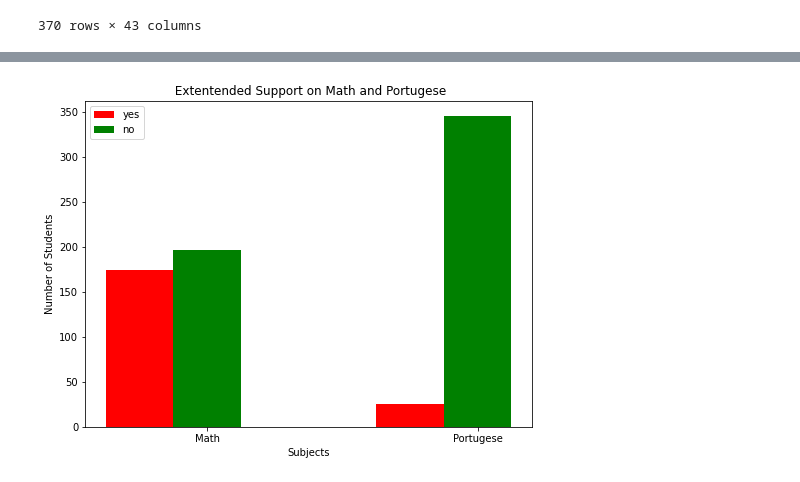
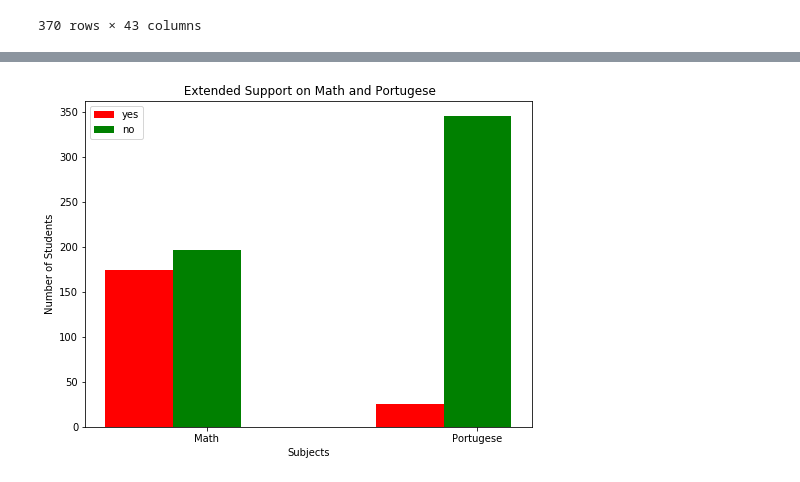
Before and after one commit to panlovelyda/project-one, a Jupyter notebook: AlcoholPy.ipynb, the cells around one changed output, grey strips where cells are left out. Saved outputs shown, nothing was run; the diff lists cells and outputs as text; code cells hidden in the pictures.

```diff
--- a/AlcoholPy.ipynb
+++ b/AlcoholPy.ipynb
@@ -110,23 +110,18 @@ x4 = students_df.loc[students_df["paid_por"]=="no","paid_por"].count()
 # %%
-
-
 N = 2
 ind = np.arange(N)
 width = 0.25
 
 bar1 = plt.bar(ind, [x1,x2], width, color = 'r', label= 'yes')
 
-
 bar2 = plt.bar(ind+width, [x3,x4], width, color='g', label='no')
-
-
 
 plt.xlabel("Subjects")
 plt.ylabel('Number of Students')
-plt.title(" Extentended Support on Math and Portugese")
+plt.title(" Extended Support on Math and Portugese")
 
 plt.xticks(ind+width,['Math', 'Portugese'])
 plt.legend( (bar1, bar2), ('yes', 'no') )
 plt.show()
 # %% [output]
-[figure, old version]
+[figure, new version]
```
Also changed, not shown: parts of 18 cells of this notebook.
